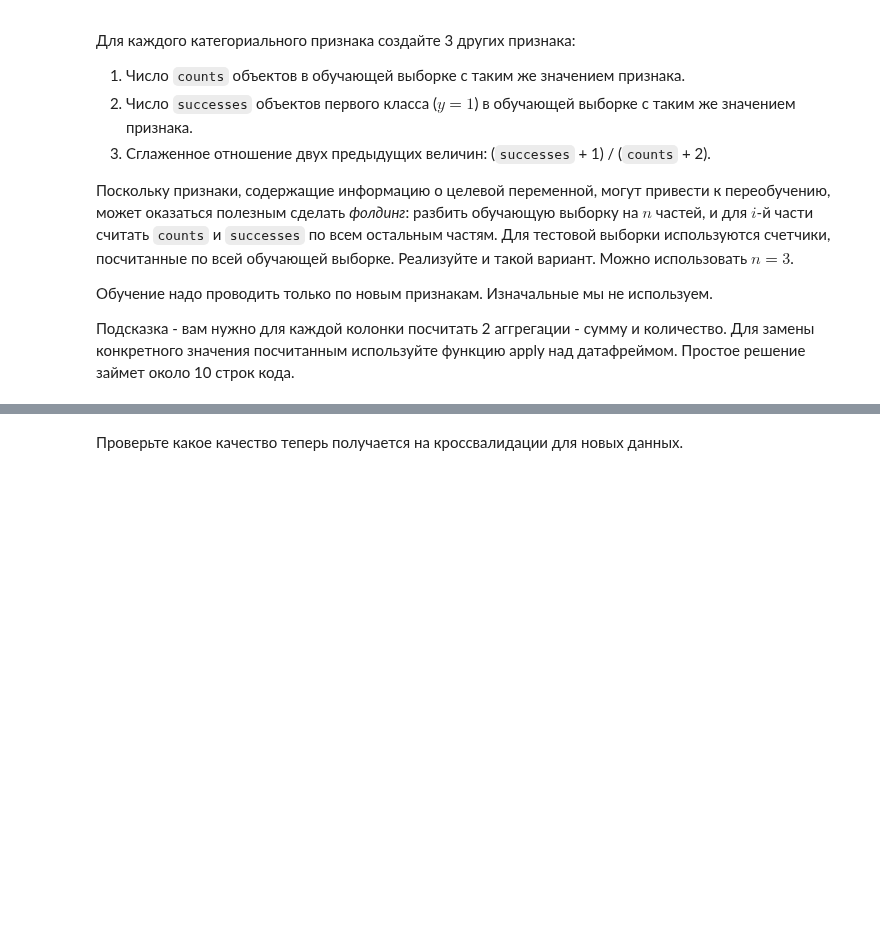
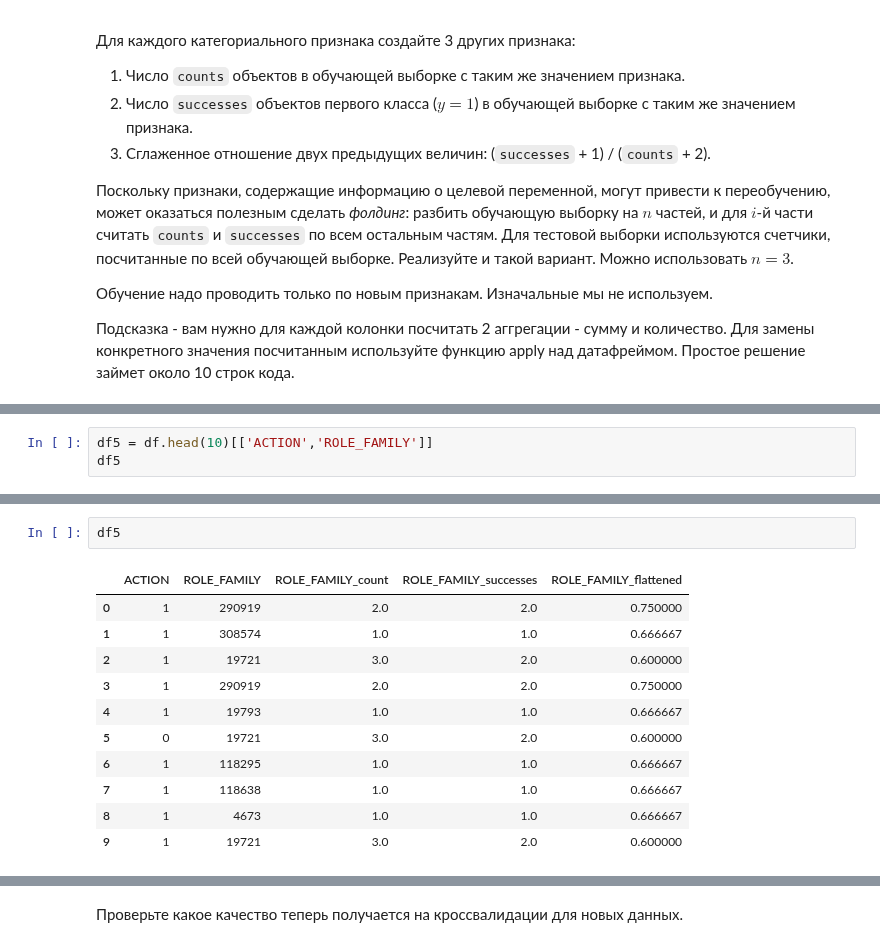
Before and after one commit to D7nis/Course-ML-Classic, a Jupyter notebook: Practice/6. Классификация, kNN/06-01-classification_DDA.ipynb, the cells around one changed output, grey strips where cells are left out. Drawn from its saved outputs; the diff is of its cells as text; blank space fills up the shorter version.

```diff
--- a/Practice/6. Классификация, kNN/06-01-classification_DDA.ipynb
+++ b/Practice/6. Классификация, kNN/06-01-classification_DDA.ipynb
@@ -115,0 +301,3 @@ for col_name in df.columns:
+# %%
+df5 = df.head(10)[['ACTION','ROLE_FAMILY']]
+df5
@@ -115,0 +332,14 @@ for col_name in df.columns:
+# %%
+df5
+# %% [output]
+|  | ACTION | ROLE_FAMILY | ROLE_FAMILY_count | ROLE_FAMILY_successes | ROLE_FAMILY_flattened |
+| 0 | 1 | 290919 | 2.0 | 2.0 | 0.750000 |
+| 1 | 1 | 308574 | 1.0 | 1.0 | 0.666667 |
+| 2 | 1 | 19721 | 3.0 | 2.0 | 0.600000 |
+| 3 | 1 | 290919 | 2.0 | 2.0 | 0.750000 |
+| 4 | 1 | 19793 | 1.0 | 1.0 | 0.666667 |
+| 5 | 0 | 19721 | 3.0 | 2.0 | 0.600000 |
+| 6 | 1 | 118295 | 1.0 | 1.0 | 0.666667 |
+| 7 | 1 | 118638 | 1.0 | 1.0 | 0.666667 |
+| 8 | 1 | 4673 | 1.0 | 1.0 | 0.666667 |
+| 9 | 1 | 19721 | 3.0 | 2.0 | 0.600000 |
```
Also changed, not shown: parts of 34 cells of this notebook, 2 other files.
